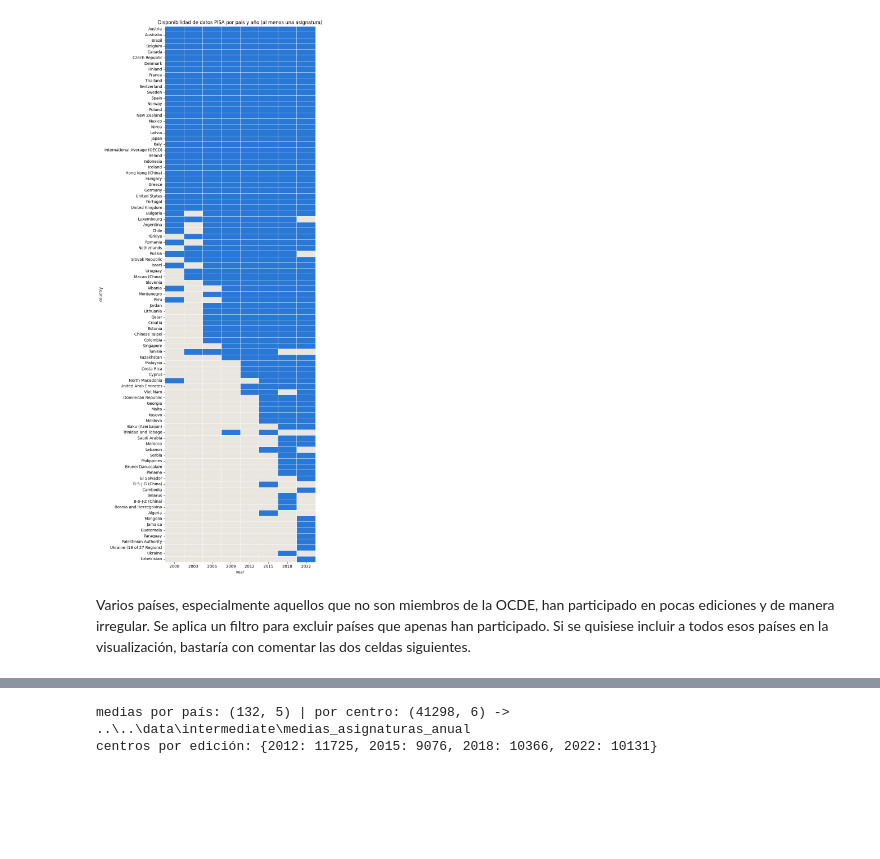
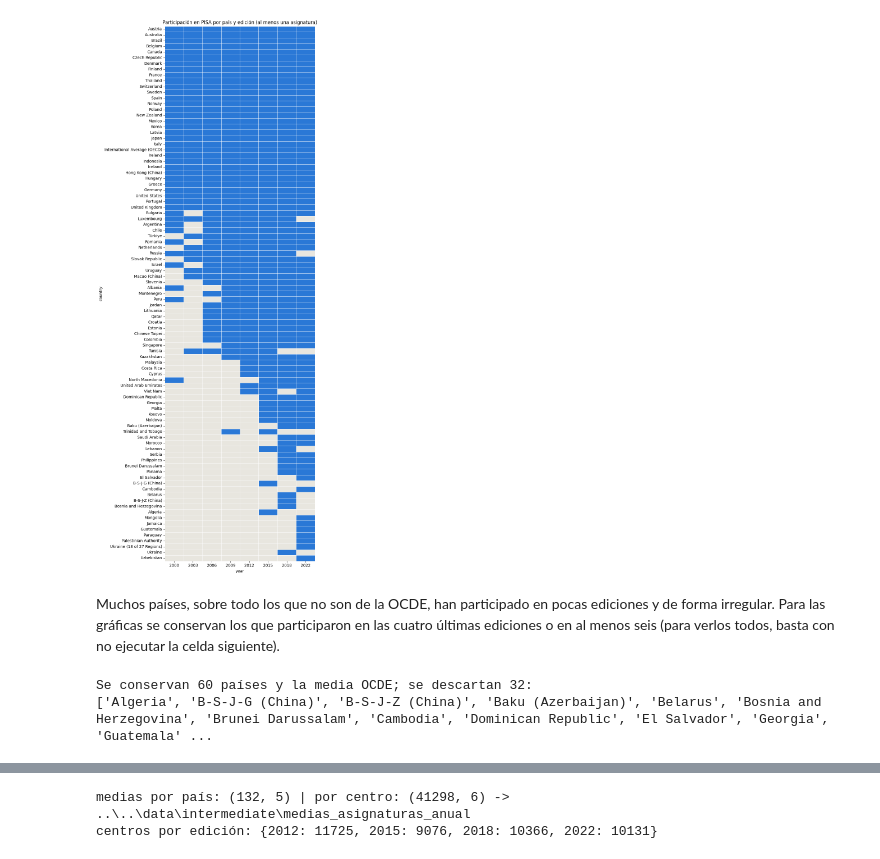
Before and after one commit to musero55/tfm_data_science, a Jupyter notebook: notebooks/fase_1_data_ingestion_eda/01_EDA_notas_asignatura.ipynb, the cells around one changed output, grey strips where cells are left out. Drawn from its saved outputs; the diff is of its cells as text; code cells hidden in the pictures; blank space fills up the shorter version.

```diff
--- a/notebooks/fase_1_data_ingestion_eda/01_EDA_notas_asignatura.ipynb
+++ b/notebooks/fase_1_data_ingestion_eda/01_EDA_notas_asignatura.ipynb
@@ -75,65 +72,32 @@ df_pisa.columns.tolist()
 # %%
-# Algunos países tienen 2015 separado del resto en un país con nomenclatura: [nombre del país] (2015). Por ejemplo, Argentina no tiene
-# valores en 2015, y Argentina (2015) tiene todo nulo excepto 2015. Se combinan.
-
-# Se elimina el (2015) del nombre de la columna
-df_pisa["country"] = df_pisa["country"].str.replace(
-    r" \(2015\)$", "", regex=True
-)
-
-# Ahora que tienen el mismo nombre, se agrupan y se usa .first(), que coge el primer valor no nulo (que será el de la columna
-# original excepto en 2015).
-df_pisa = (
-    df_pisa
-    .groupby(["country", "year", "subject"], as_index=False)
-    .first()
-)
+# Algunos países tienen 2015 en una fila aparte, con el nombre «[país] (2015)»: por ejemplo, Argentina no tiene
+# valores en 2015 y «Argentina (2015)» solo tiene 2015. Se quita el sufijo y se juntan: `.first()` coge el primer
+# valor no nulo de cada columna
+resultados_ocde['country'] = resultados_ocde['country'].str.replace(r' \(2015\)$', '', regex=True)
+resultados_ocde = resultados_ocde.groupby(['country', 'year', 'subject'], as_index=False).first()
 # %%
-# Participación de países: ver si hay dato en AL MENOS una de las asignaturas por año
-participacion = (
-df_pisa
-.pivot_table(index='country', columns='year', values='average', aggfunc='count')
-.fillna(0)
-.astype(bool)
-)
-
-# Ordenar países por disponibilidad
+# Participación de cada país: si tiene dato en al menos una asignatura en cada edición
+participacion = (resultados_ocde.pivot_table(index='country', columns='year', values='average', aggfunc='count')
+                 .fillna(0).astype(bool).sort_index(axis=1))
 participacion = participacion.loc[participacion.sum(axis=1).sort_values(ascending=False).index]
 
-# Pintar
-fig, ax = plt.subplots(figsize=(8, 20)) # alto porque son ~97 países
-sns.heatmap(
-participacion,
-cmap=['#e8e6df', '#2a78d6'], # gris = no participó, azul = participó
-cbar=False,
-linewidths=0.5,
-linecolor='white',
-ax=ax
-)
-ax.set_title('Disponibilidad de datos PISA por país y año (al menos una asignatura)')
+fig, ax = plt.subplots(figsize=(8, 20))   # alto porque son ~90 países
+sns.heatmap(participacion, cmap=['#e8e6df', '#2a78d6'], cbar=False, linewidths=0.5, linecolor='white', ax=ax)   # gris: no participó; azul: participó
+ax.set_title('Participación en PISA por país y edición (al menos una asignatura)')
 plt.tight_layout()
 plt.show()
 # %% [output]
-[figure, old version]
+[figure, new version]
 # %% [markdown]
-Varios países, especialmente aquellos que no son miembros de la OCDE, han participado en pocas ediciones y de manera irregular. Se aplica un filtro para excluir países que apenas han participado. Si se quisiese incluir a todos esos países en la visualización, bastaría con comentar las dos celdas siguientes.
+Muchos países, sobre todo los que no son de la OCDE, han participado en pocas ediciones y de forma irregular. Para las gráficas se conservan los que participaron en las cuatro últimas ediciones o en al menos seis (para verlos todos, basta con no ejecutar la celda siguiente).
 # %%
-# Asegurar que los años están ordenados
-participacion = participacion.sort_index(axis=1)
+ultimas_ediciones = participacion.columns[-4:]
+paises_validos = participacion.index[participacion[ultimas_ediciones].all(axis=1) | (participacion.sum(axis=1) >= 6)]
+resultados_ocde = resultados_ocde[resultados_ocde['country'].isin(paises_validos)]
 
-# Últimas 4 ediciones
-ultimas_4 = participacion.columns[-4:]
-
-# Condición 1: participó en las 4 últimas ediciones
-cond_ultimas_4 = participacion[ultimas_4].all(axis=1)
-
-# Condición 2: participó en al menos 6 ediciones
-cond_6_total = participacion.sum(axis=1) >= 6
-
-# Países que cumplen alguna de las dos
-paises_validos = participacion.index[
-    cond_ultimas_4 | cond_6_total
-]
-
-# Filtrar el dataframe original
-df_pisa_filtrado = df_pisa[df_pisa["country"].isin(paises_validos)]
+paises_descartados = participacion.index.difference(paises_validos)
+print(f'Se conservan {len(paises_validos.drop(MEDIA_OCDE))} países y la media OCDE; se descartan {len(paises_descartados)}:')
+print(sorted(paises_descartados))
+# %% [output]
+Se conservan 60 países y la media OCDE; se descartan 32:
+['Algeria', 'B-S-J-G (China)', 'B-S-J-Z (China)', 'Baku (Azerbaijan)', 'Belarus', 'Bosnia and Herzegovina', 'Brunei Darussalam', 'Cambodia', 'Dominican Republic', 'El Salvador', 'Georgia', 'Guatemala' ...
```
Also changed, not shown: parts of 30 cells of this notebook, 27 other files.
